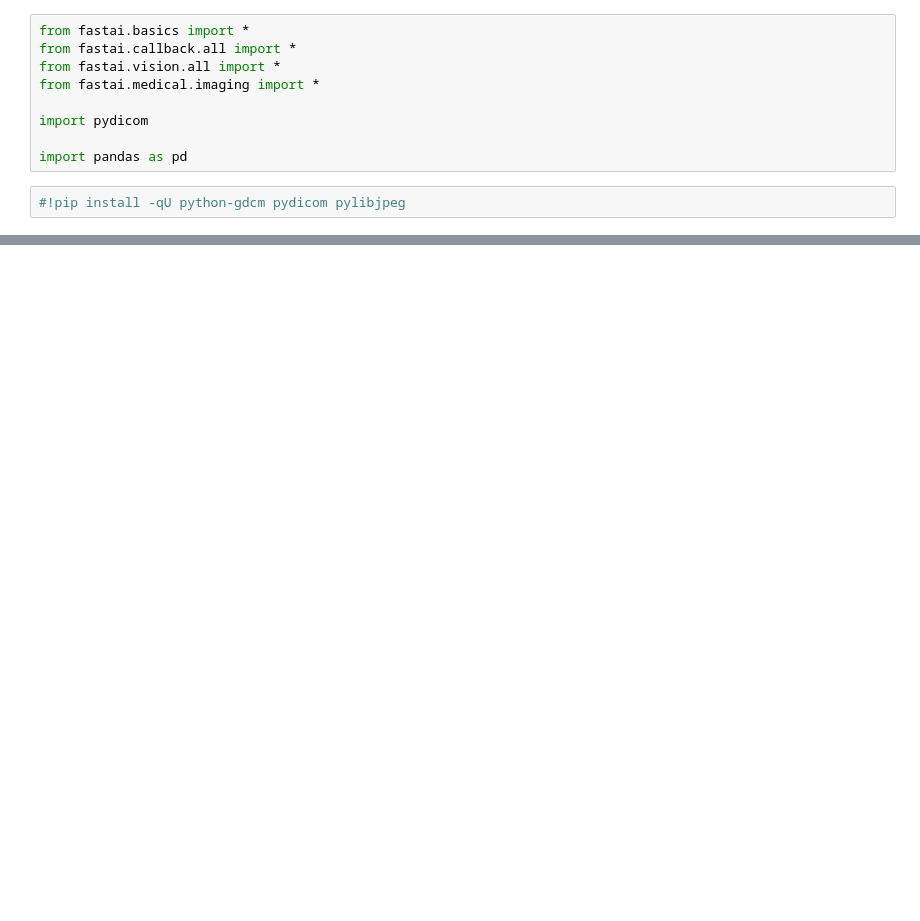
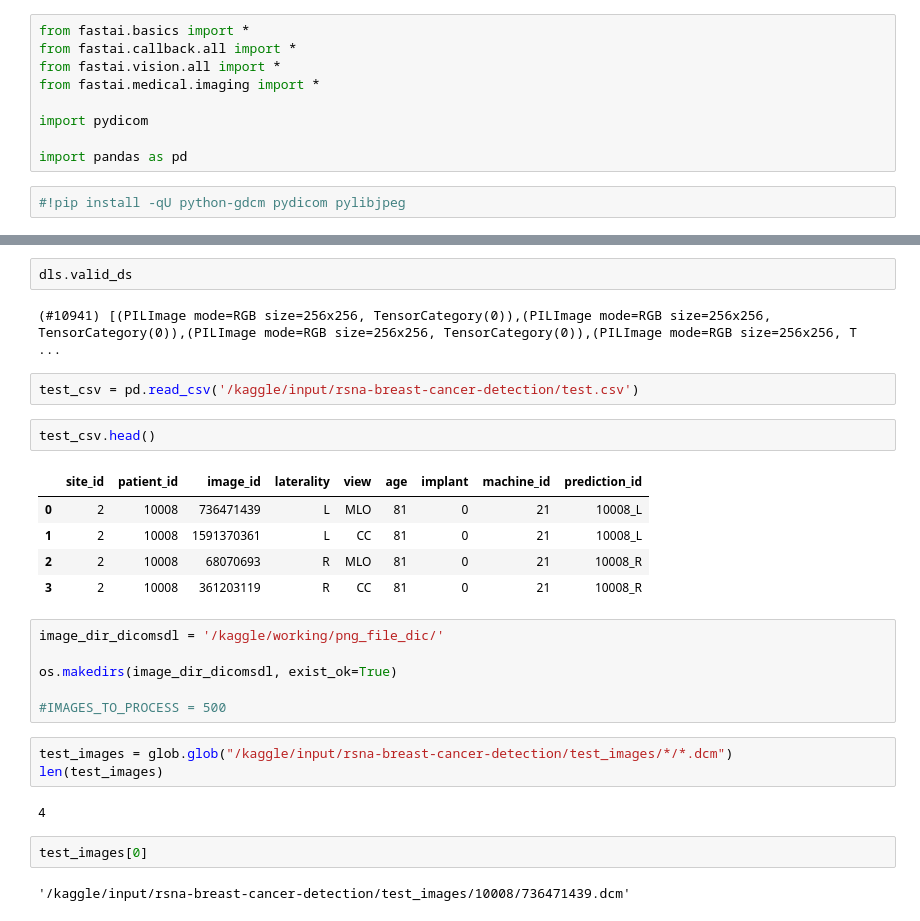
Before and after one commit to taaha/Breast_cancer_detection_from_mamograms, a Jupyter notebook: baseline-model-fastai.ipynb, the cells around one changed output, grey strips where cells are left out. Drawn from its saved outputs; the diff is of its cells as text; blank space fills up the shorter version.

```diff
--- a/baseline-model-fastai.ipynb
+++ b/baseline-model-fastai.ipynb
@@ -78,0 +104,29 @@ Mismatch found on axis 0 of the batch and is of type `TensorDicom`:
+# %%
+dls.valid_ds
+# %% [output]
+(#10941) [(PILImage mode=RGB size=256x256, TensorCategory(0)),(PILImage mode=RGB size=256x256, TensorCategory(0)),(PILImage mode=RGB size=256x256, TensorCategory(0)),(PILImage mode=RGB size=256x256, T ...
+# %%
+test_csv = pd.read_csv('/kaggle/input/rsna-breast-cancer-detection/test.csv')
+# %%
+test_csv.head()
+# %% [output]
+|  | site_id | patient_id | image_id | laterality | view | age | implant | machine_id | prediction_id |
+| 0 | 2 | 10008 | 736471439 | L | MLO | 81 | 0 | 21 | 10008_L |
+| 1 | 2 | 10008 | 1591370361 | L | CC | 81 | 0 | 21 | 10008_L |
+| 2 | 2 | 10008 | 68070693 | R | MLO | 81 | 0 | 21 | 10008_R |
+| 3 | 2 | 10008 | 361203119 | R | CC | 81 | 0 | 21 | 10008_R |
+# %%
+image_dir_dicomsdl = '/kaggle/working/png_file_dic/'
+
+os.makedirs(image_dir_dicomsdl, exist_ok=True)
+
+#IMAGES_TO_PROCESS = 500
+# %%
+test_images = glob.glob("/kaggle/input/rsna-breast-cancer-detection/test_images/*/*.dcm")
+len(test_images)
+# %% [output]
+4
+# %%
+test_images[0]
+# %% [output]
+'/kaggle/input/rsna-breast-cancer-detection/test_images/10008/736471439.dcm'
```
Also changed, not shown: parts of 18 cells of this notebook.
